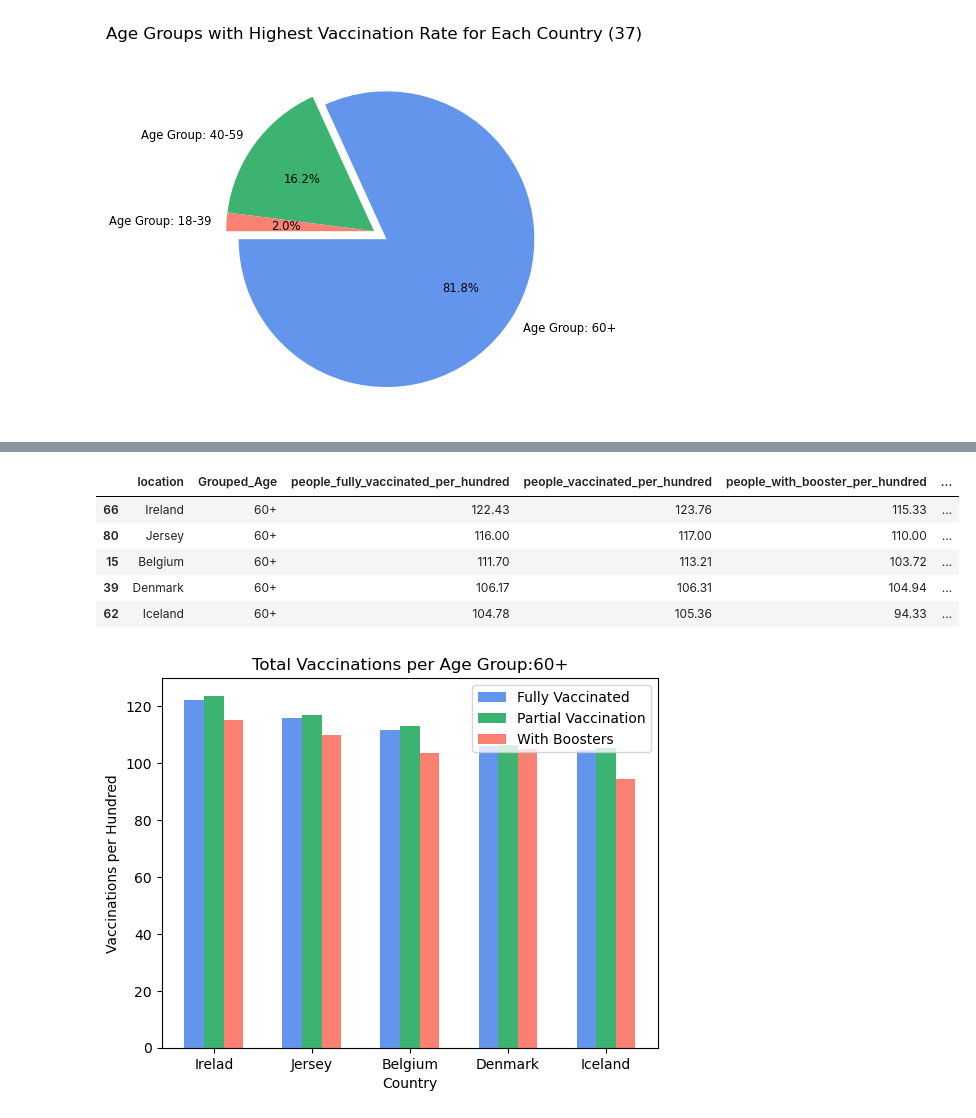
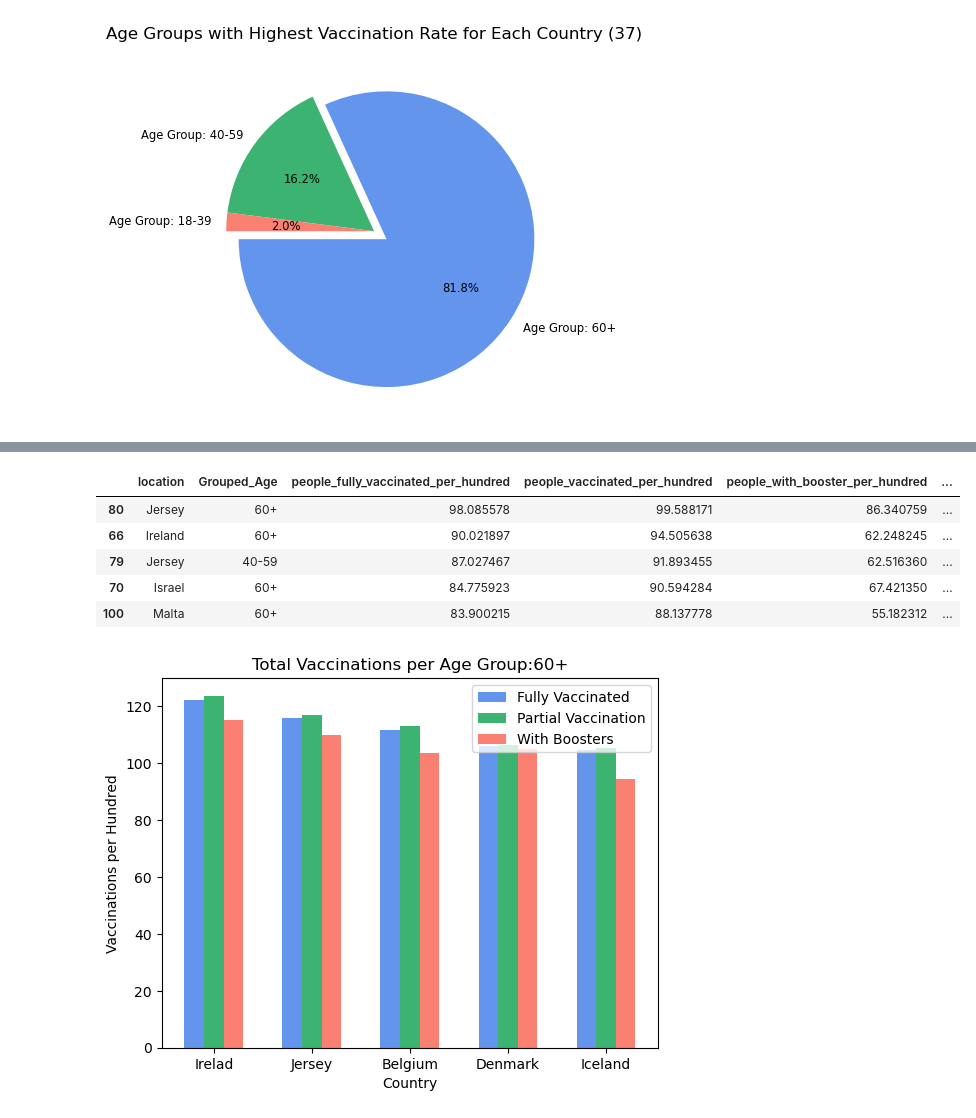
Before and after one commit to gburlew/Project-1, a Jupyter notebook: Notebooks/Noe_age_groups.ipynb, the cells around one changed output, grey strips where cells are left out. Saved outputs shown, nothing was run; the diff lists cells and outputs as text; code cells hidden in the pictures.

```diff
--- a/Notebooks/Noe_age_groups.ipynb
+++ b/Notebooks/Noe_age_groups.ipynb
@@ -167,7 +167,7 @@ vac_per_country_rates
 | 148 | Uruguay | 60+ | 19.521447 | 43.993632 | NaN |
 149 rows × 5 columns
 # %%
-clean_df = vac_per_country_max.dropna()
+clean_df = vac_per_country_rates.dropna()
 clean_df
 # %% [output]
 |  | location | Grouped_Age | people_fully_vaccinated_per_hundred | people_vaccinated_per_hundred | people_with_booster_per_hundred |
@@ -395,14 +395,14 @@ clean_diff_df
 137 rows × 8 columns
 # %%
 top_countries = clean_diff_df.sort_values(['people_fully_vaccinated_per_hundred', 'people_vaccinated_per_hundred', 'people_with_booster_per_hundred'], ascending=False)
-top_full.head(5)
+top_countries.head(5)
 # %% [output]
 |  | location | Grouped_Age | people_fully_vaccinated_per_hundred | people_vaccinated_per_hundred | people_with_booster_per_hundred | ... |
-| 66 | Ireland | 60+ | 122.43 | 123.76 | 115.33 | ... |
-| 80 | Jersey | 60+ | 116.00 | 117.00 | 110.00 | ... |
-| 15 | Belgium | 60+ | 111.70 | 113.21 | 103.72 | ... |
-| 39 | Denmark | 60+ | 106.17 | 106.31 | 104.94 | ... |
-| 62 | Iceland | 60+ | 104.78 | 105.36 | 94.33 | ... |
+| 80 | Jersey | 60+ | 98.085578 | 99.588171 | 86.340759 | ... |
+| 66 | Ireland | 60+ | 90.021897 | 94.505638 | 62.248245 | ... |
+| 79 | Jersey | 40-59 | 87.027467 | 91.893455 | 62.516360 | ... |
+| 70 | Israel | 60+ | 84.775923 | 90.594284 | 67.421350 | ... |
+| 100 | Malta | 60+ | 83.900215 | 88.137778 | 55.182312 | ... |
 # %%
 # Create a sample DataFrame with two rows and three columns
 # Create a sample DataFrame with five rows and three columns
```
Also changed, not shown: parts of 26 cells of this notebook.
